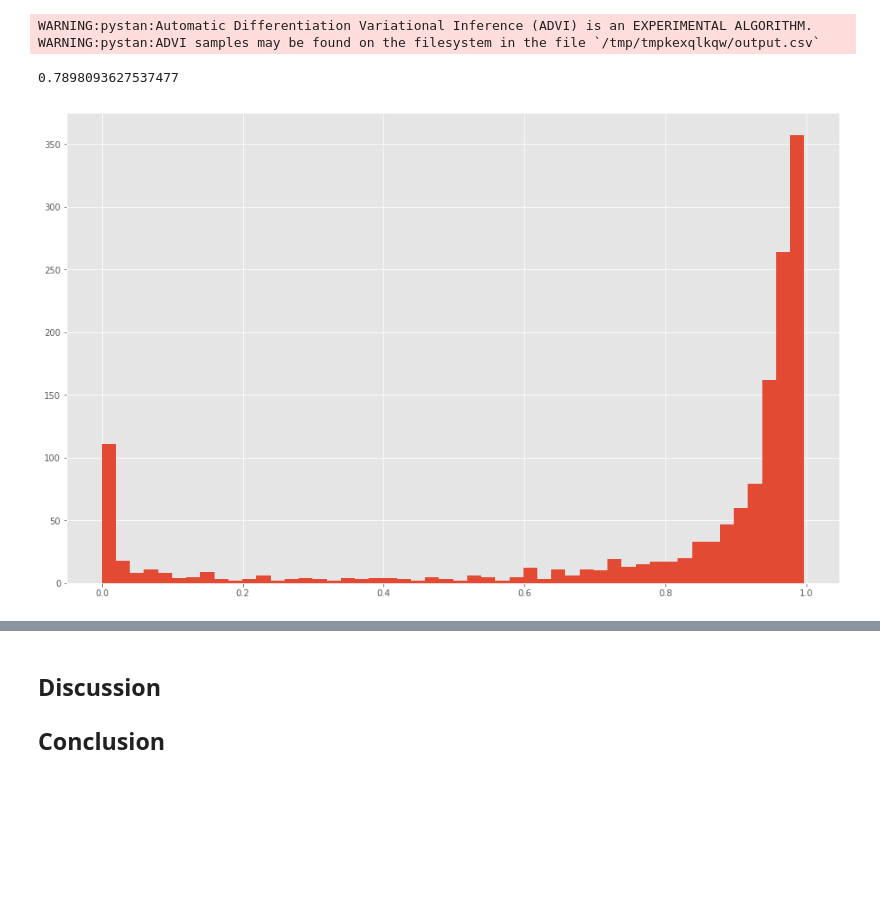
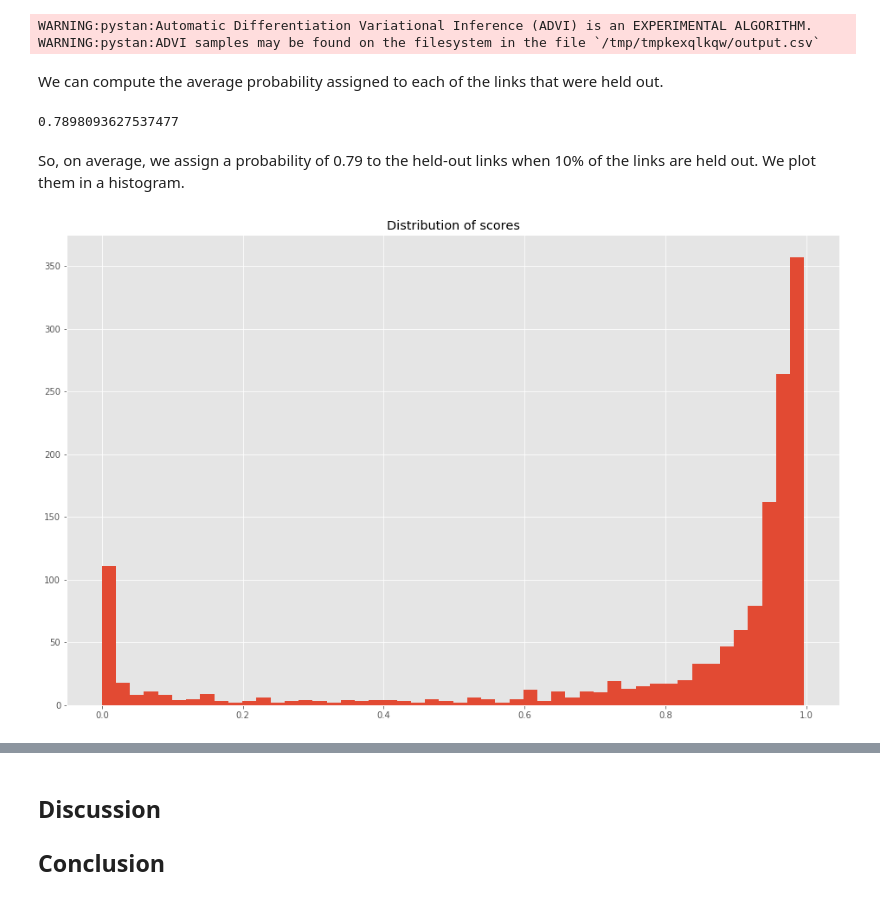
Before and after one commit to davidfrichhansen/mbml_project, a Jupyter notebook: notebooks/Final.ipynb, the cells around one changed output, grey strips where cells are left out. Cells and saved outputs as stored; diff of their text form; code cells hidden in the pictures; blank space fills up the shorter version.

```diff
--- a/notebooks/Final.ipynb
+++ b/notebooks/Final.ipynb
@@ -843,6 +845,8 @@ while True:
 # %% [output]
 WARNING:pystan:Automatic Differentiation Variational Inference (ADVI) is an EXPERIMENTAL ALGORITHM.
 WARNING:pystan:ADVI samples may be found on the filesystem in the file `/tmp/tmpkexqlkqw/output.csv`
+# %% [markdown]
+We can compute the average probability assigned to each of the links that were held out.
 # %%
 samples_dict, means_dict, par_names = pystan_utils.vb_extract(fit_pred)
 # %%
@@ -851,8 +855,11 @@ score_probs = np.exp(score_means)
 print(np.mean(score_probs))
 # %% [output]
 0.7898093627537477
+# %% [markdown]
+So, on average, we assign a probability of 0.79 to the held-out links when 10% of the links are held out. We plot them in a histogram.
 # %%
 plt.figure(figsize=(16,10))
 plt.hist(score_probs, bins=50);
+plt.title("Distribution of scores");
 # %% [output]
-[figure, old version]
+[figure, new version]
```
Also changed, not shown: parts of 2 cells of this notebook.
